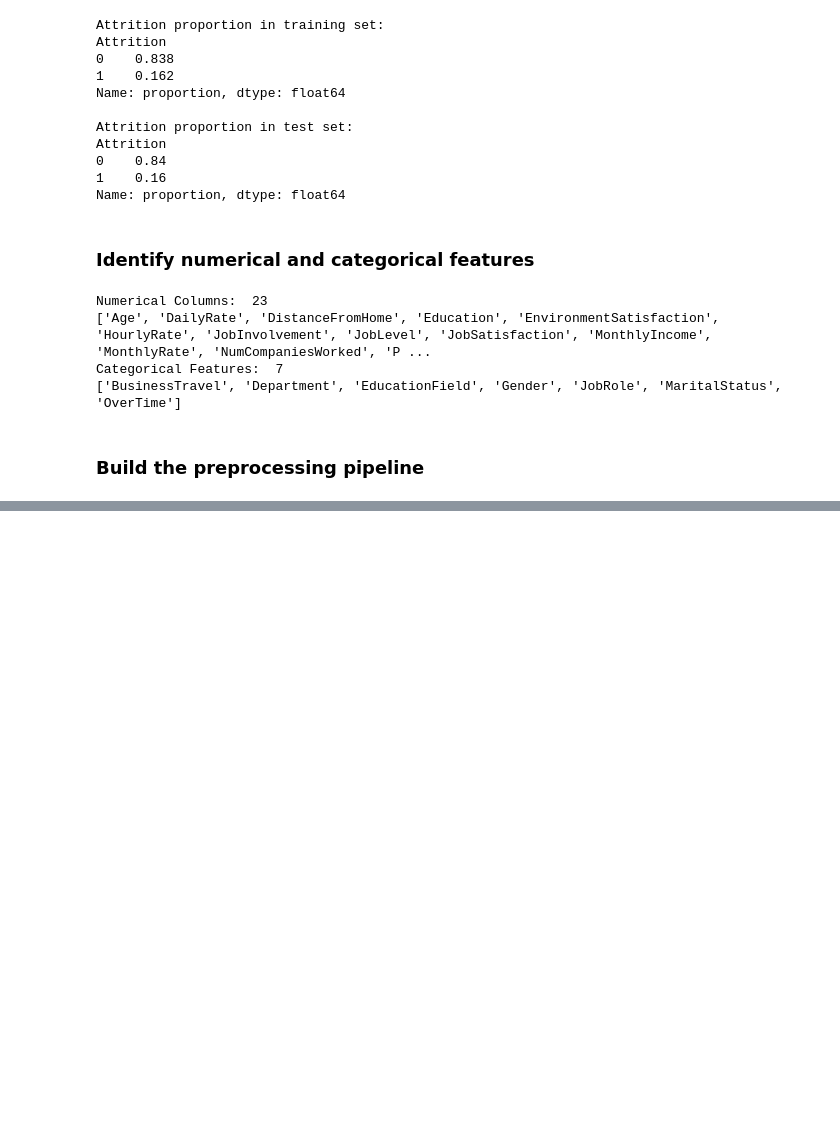
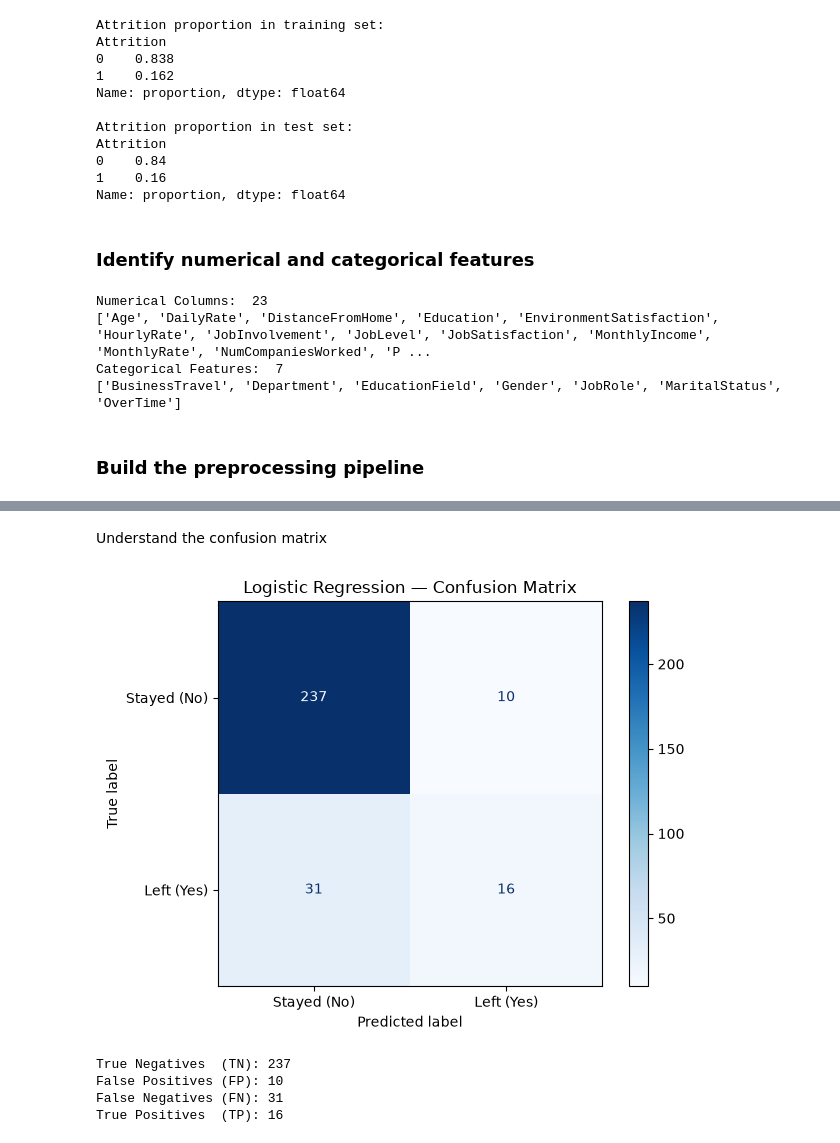
Before and after one commit to Mrincxyl/IBM_Employee_Attrition_Prediction, a Jupyter notebook: 2_Prepare_Data_For_Model.ipynb, the cells around one changed output, grey strips where cells are left out. Saved outputs shown, nothing was run; the diff lists cells and outputs as text; code cells hidden in the pictures; blank space fills up the shorter version.

```diff
--- a/2_Prepare_Data_For_Model.ipynb
+++ b/2_Prepare_Data_For_Model.ipynb
@@ -114,0 +122,7 @@ cat_transformer = OneHotEncoder(handle_unknown="ignore")
+# %%
+model_pipeline = Pipeline(
+    steps=[
+        ("preprocessor",preprocessor),
+        ("Model",LogisticRegression(max_iter=2000,random_state=42))
+    ]
+)
@@ -114,0 +138,3 @@ cat_transformer = OneHotEncoder(handle_unknown="ignore")
+# %%
+model_pipeline.fit(X_train,y_train)
+print("Model Trained Successfully!")
@@ -114,0 +165,7 @@ cat_transformer = OneHotEncoder(handle_unknown="ignore")
+# %%
+y_pred = model_pipeline.predict(X_test)
+y_prob = model_pipeline.predict_proba(X_test)[:,-1]
+
+print("Actual values: ",y_test.iloc[:30].tolist())
+print("Predicted values: ",y_pred[:30].tolist())
+print("Probabilities:    ", y_prob[:30].round(3).tolist())
@@ -114,0 +214,31 @@ cat_transformer = OneHotEncoder(handle_unknown="ignore")
+# %% [markdown]
+Understand the confusion matrix
+# %%
+
+from sklearn.metrics import confusion_matrix, ConfusionMatrixDisplay
+import matplotlib.pyplot as plt
+
+cm = confusion_matrix(y_test, y_pred, labels=[0, 1])
+
+disp = ConfusionMatrixDisplay(
+    confusion_matrix=cm,
+    display_labels=["Stayed (No)", "Left (Yes)"]
+)
+
+disp.plot(cmap="Blues", values_format="d")
+plt.title("Logistic Regression — Confusion Matrix")
+plt.tight_layout()
+plt.show()
+
+tn, fp, fn, tp = cm.ravel()
+
+print("True Negatives  (TN):", tn)
+print("False Positives (FP):", fp)
+print("False Negatives (FN):", fn)
+print("True Positives  (TP):", tp)
+# %% [output]
+[figure, added]
+True Negatives  (TN): 237
+False Positives (FP): 10
+False Negatives (FN): 31
+True Positives  (TP): 16
```
Also changed, not shown: parts of 17 cells of this notebook.
